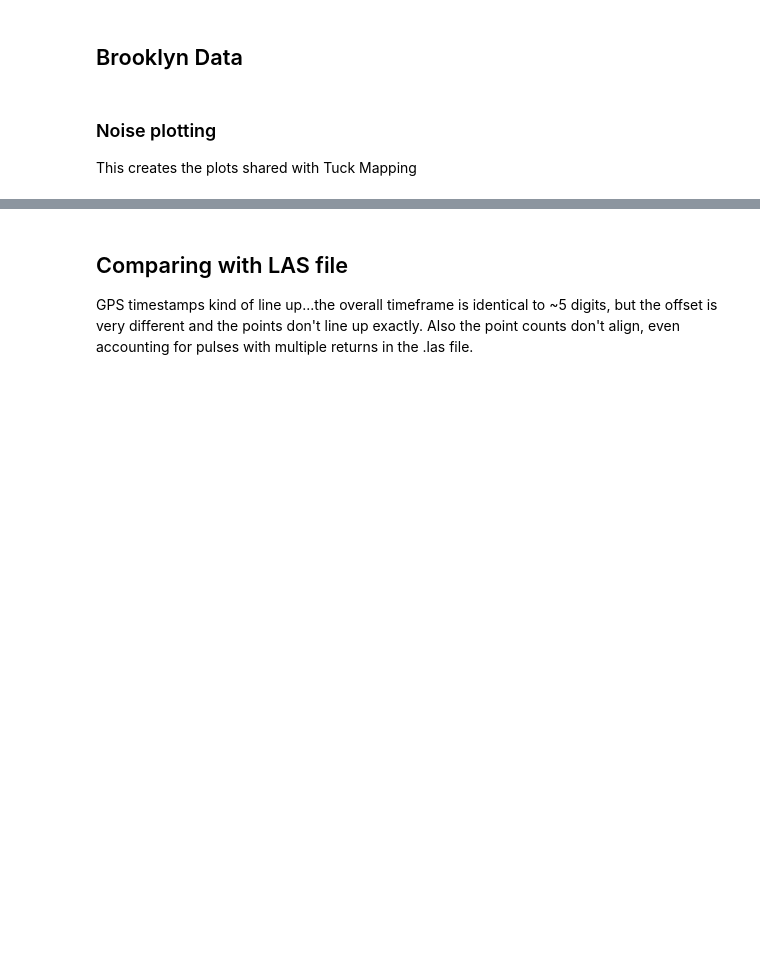
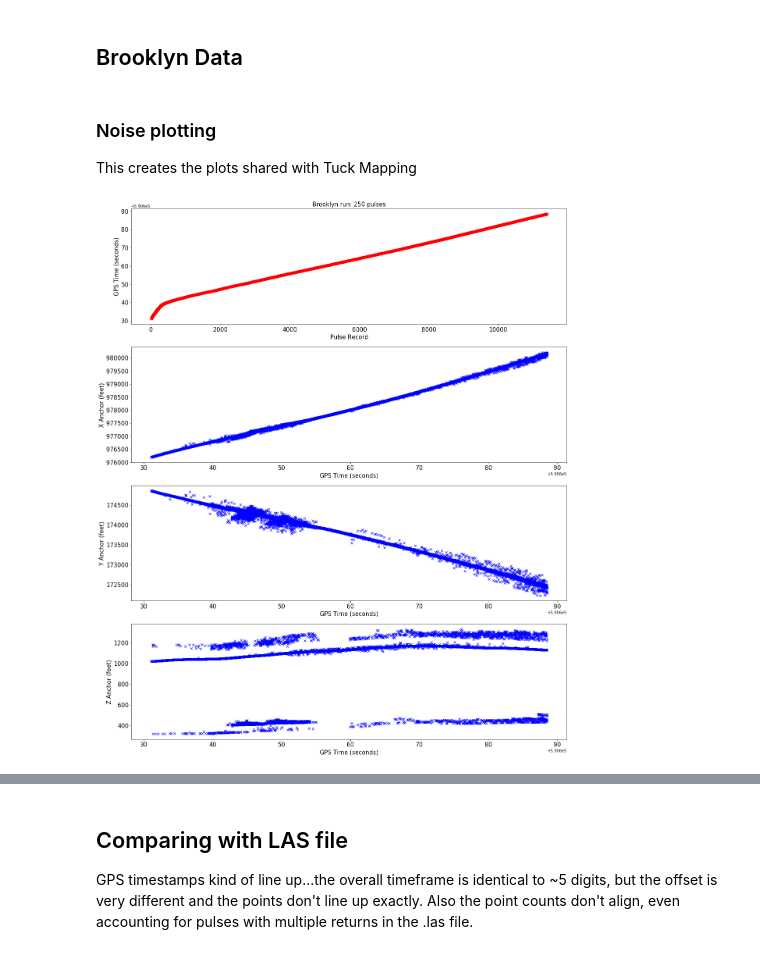
Before and after one commit to mihamerstan/lidar_metrics, a Jupyter notebook: notebooks/pypwaves_test.ipynb, the cells around one changed output, grey strips where cells are left out. Cells and saved outputs as stored; diff of their text form; code cells hidden in the pictures; blank space fills up the shorter version.

Commit message:
further digging into data noise

```diff
--- a/notebooks/pypwaves_test.ipynb
+++ b/notebooks/pypwaves_test.ipynb
@@ -67,10 +61,11 @@ def denoise(df,low_quantile,high_quantile):
     df_denoised = df_denoised[df_denoised['z']<=quantile_90['z']]
     return df_denoised
 # %%
-anchor_df = pull_anchors(pulsewave)
-anchor_df.to_pickle(pickle_name)
-pickle_name = "anchors_164239.pkl"
-#anchor_df = pd.read_pickle("../../Data/pickles/"+pickle_name)
+# anchor_df = pull_anchors(pulsewave)
+# anchor_df.to_pickle(pickle_name)
+pickle_name = "anchors_200348.pkl"
+anchor_df = pd.read_pickle("../../Data/pickles/"+pickle_name)
+anchor_df.sort_values(by=['gps_time'],inplace=True)
 # %%
 # I'm comparing the min and max to the 0.1 and 0.9 quantiles...
 anchor_df.shape
@@ -127,29 +120,42 @@ print("Time spread: ",anchor_df['gps_time'].max() - anchor_df['gps_time'].min())
 ### Noise plotting
 This creates the plots shared with Tuck Mapping
 # %%
-first_pulse = 100330
-last_pulse =  100480
+first_pulse = 1000600
+last_pulse =  first_pulse + 250
 
+#anchors_plot = anchor_df.iloc[range(0,len(anchor_df),1000)]
 anchors_plot = anchor_df[first_pulse:last_pulse]
 
 plt.figure(figsize=(20,25))
 plt.subplot(4, 1, 1)
 plt.plot(range(len(anchors_plot)),anchors_plot['gps_time'],'xr')
-plt.ylabel("GPS Time")
-plt.xlabel("Pulse Record")
-plt.title("Brooklyn run: {:,d} pulses".format(last_pulse-first_pulse))
+plt.ylabel("GPS Time (seconds)",fontsize=15)
+plt.xlabel("Pulse Record",fontsize=15)
+plt.xticks(fontsize=15)
+plt.yticks(fontsize=15)
+plt.title("Brooklyn run: {:,d} pulses".format(last_pulse-first_pulse),fontsize=15)
+#plt.title("Brooklyn run: full run, sampled 1/1000 pulses".format(last_pulse-first_pulse),fontsize=15)
 
 plt.subplot(4, 1, 2)
 plt.plot(anchors_plot['gps_time'],anchors_plot['x'],'xb')
-plt.ylabel("X Anchor")
-plt.xlabel("GPS Time")
+plt.ylabel("X Anchor (feet)",fontsize=15)
+plt.xlabel("GPS Time (seconds)",fontsize=15)
+plt.xticks(fontsize=15)
+plt.yticks(fontsize=15)
 
 plt.subplot(4, 1, 3)
 plt.plot(anchors_plot['gps_time'],anchors_plot['y'],'xb')
-plt.ylabel("Y Anchor")
-plt.xlabel("GPS Time")
+plt.ylabel("Y Anchor (feet)",fontsize=15)
+plt.xlabel("GPS Time (seconds)",fontsize=15)
+plt.xticks(fontsize=15)
+plt.yticks(fontsize=15)
 
 plt.subplot(4, 1, 4)
 plt.plot(anchors_plot['gps_time'],anchors_plot['z'],'xb')
-plt.ylabel("Z Anchor")
-plt.xlabel("GPS Time")
+plt.ylabel("Z Anchor (feet)",fontsize=15)
+plt.xlabel("GPS Time (seconds)",fontsize=15)
+plt.xticks(fontsize=15)
+plt.yticks(fontsize=15)
+plt.savefig("full_run.png")
+# %% [output]
+[figure, added]
```
Also changed, not shown: parts of 7 cells of this notebook, 9 other files.
